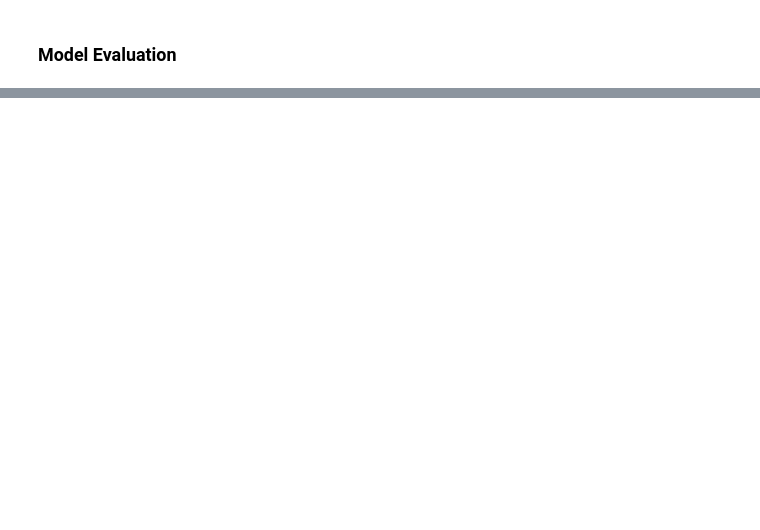
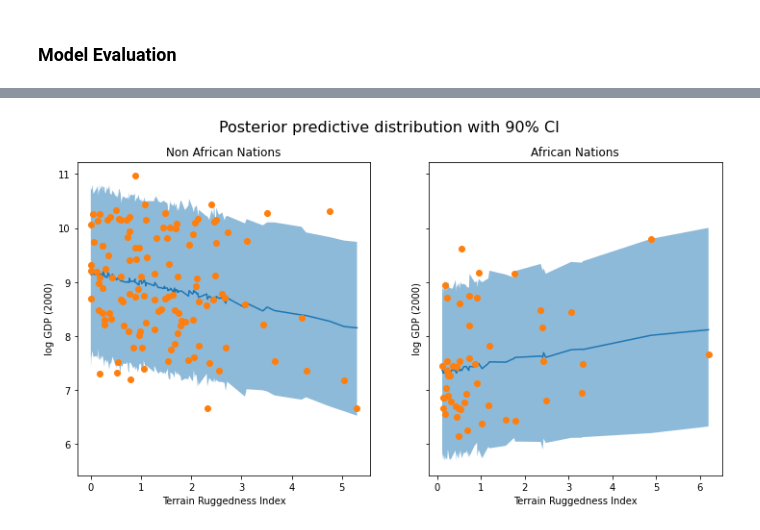
Before and after one commit to drclab/GP_VAE, a Jupyter notebook: drclab/Pyro/svi_2.ipynb, the cells around one changed output, grey strips where cells are left out. Drawn from its saved outputs; the diff is of its cells as text; code cells hidden in the pictures; blank space fills up the shorter version.

```diff
--- a/drclab/Pyro/svi_2.ipynb
+++ b/drclab/Pyro/svi_2.ipynb
@@ -198,0 +201,3 @@ guide.quantiles([0.25, 0.5, 0.75])
+# %%
+preds =  Predictive(model, guide=guide, num_samples=800, return_sites=("linear.weight", 'obs',"_RETURN"))
+samples = preds(x_data)
@@ -198,0 +215,17 @@ guide.quantiles([0.25, 0.5, 0.75])
+# %%
+pred_summary = summary(samples)
+# %%
+mu = pred_summary['_RETURN']
+y = pred_summary["obs"]
+
+predictions = pd.DataFrame({
+    "cont_africa": x_data[:, 0],
+    "rugged": x_data[:, 1],
+    "mu_mean": mu["mean"],
+    "mu_perc_5": mu["5%"],
+    "mu_perc_95": mu["95%"],
+    "y_mean": y["mean"],
+    "y_perc_5": y["5%"],
+    "y_perc_95": y["95%"],
+    "true_gdp": y_data,
+})
@@ -198,0 +272,34 @@ guide.quantiles([0.25, 0.5, 0.75])
+# %%
+fig, ax = plt.subplots(nrows=1, ncols=2, figsize=(12, 6), sharey=True)
+fig.suptitle("Posterior predictive distribution with 90% CI", fontsize=16)
+ax[0].plot(non_african_nations["rugged"],
+           non_african_nations["y_mean"])
+
+ax[0].fill_between(non_african_nations["rugged"],
+                   non_african_nations["y_perc_5"],
+                   non_african_nations["y_perc_95"],
+                   alpha=0.5)
+
+ax[0].plot(non_african_nations["rugged"],
+           non_african_nations["true_gdp"],
+           "o")
+
+ax[0].set(xlabel="Terrain Ruggedness Index",
+          ylabel="log GDP (2000)",
+          title="Non African Nations")
+idx = np.argsort(african_nations["rugged"])
+
+ax[1].plot(african_nations["rugged"],
+           african_nations["y_mean"])
+ax[1].fill_between(african_nations["rugged"],
+                   african_nations["y_perc_5"],
+                   african_nations["y_perc_95"],
+                   alpha=0.5)
+ax[1].plot(african_nations["rugged"],
+           african_nations["true_gdp"],
+           "o")
+ax[1].set(xlabel="Terrain Ruggedness Index",
+          ylabel="log GDP (2000)",
+          title="African Nations");
+# %% [output]
+[figure, added]
```
Also changed, not shown: parts of 25 cells of this notebook.
